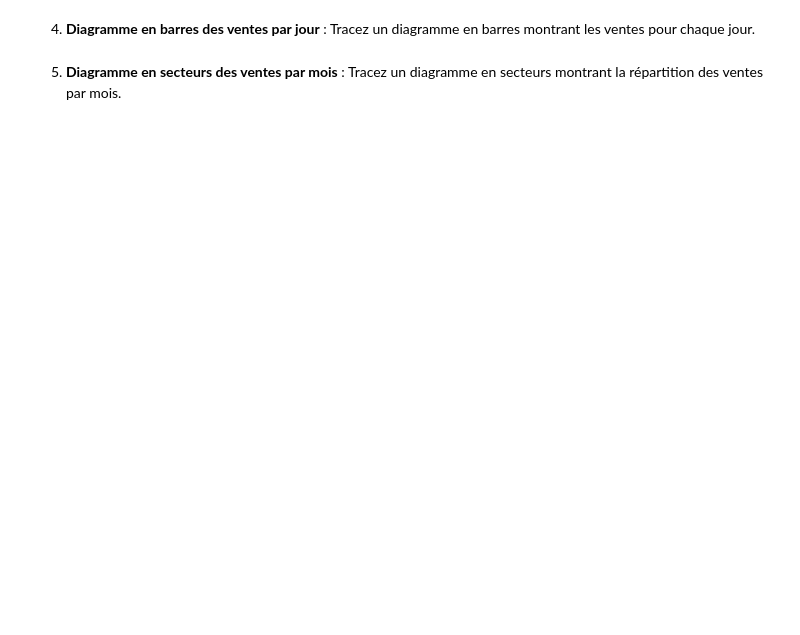
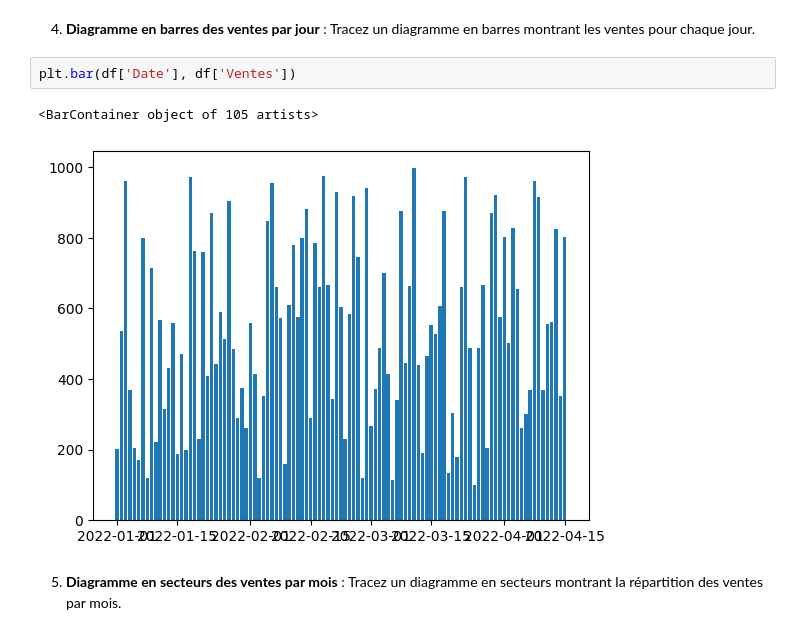
Before and after one commit to Yann-Fournier/Manipulation-de-donn-es-Python-B2, a Jupyter notebook: Matplotlib/exercices.ipynb, the cells around one changed output. Saved outputs shown, nothing was run; the diff lists cells and outputs as text; blank space fills up the shorter version.

```diff
--- a/Matplotlib/exercices.ipynb
+++ b/Matplotlib/exercices.ipynb
@@ -35,6 +68,11 @@ df.head()
 # %% [markdown]
 4. **Diagramme en barres des ventes par jour** :
    Tracez un diagramme en barres montrant les ventes pour chaque jour.
+# %%
+plt.bar(df['Date'], df['Ventes'])
+# %% [output]
+<BarContainer object of 105 artists>
+[figure, added]
 # %% [markdown]
 5. **Diagramme en secteurs des ventes par mois** :
    Tracez un diagramme en secteurs montrant la répartition des ventes par mois.
```
Also changed, not shown: parts of 6 cells of this notebook, 2 other files.
